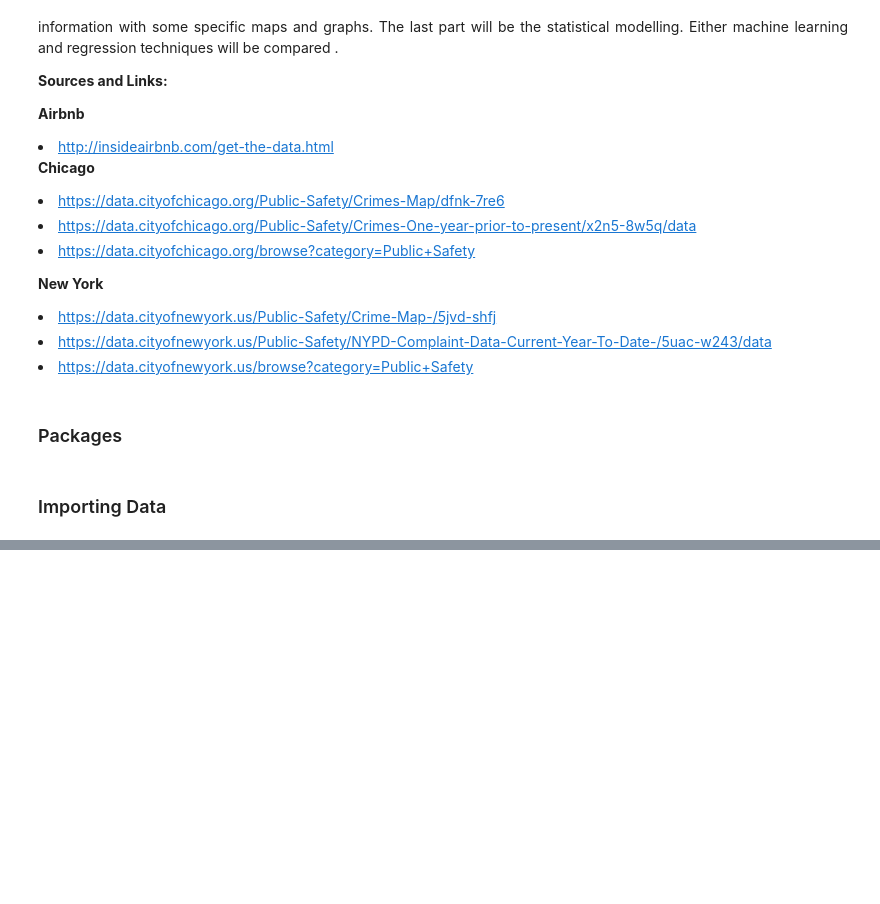
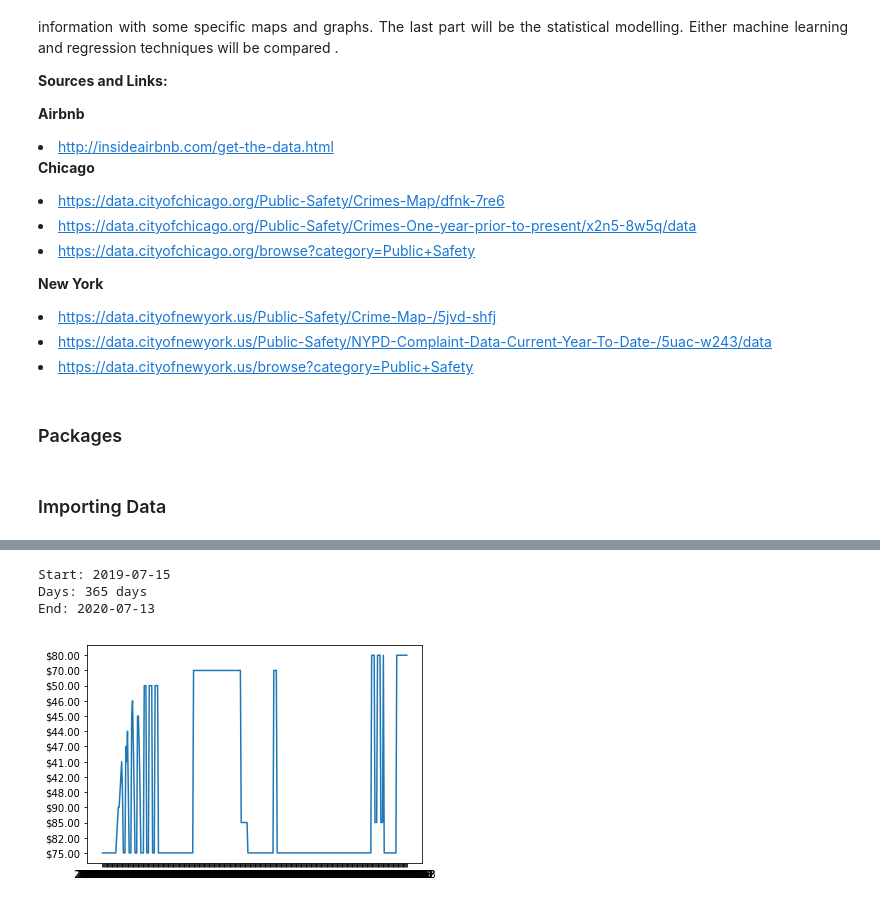
Before and after one commit to NovaisGabriel/DataScienceEMAp_AraujoNovais, a Jupyter notebook: DataScienceWork.ipynb, the cells around one changed output, grey strips where cells are left out. Drawn from its saved outputs; the diff is of its cells as text; code cells hidden in the pictures; blank space fills up the shorter version.

```diff
--- a/DataScienceWork.ipynb
+++ b/DataScienceWork.ipynb
@@ -76,0 +51,8 @@ airbnb_chicago.sort_values(['last_review'])
+# %%
+directory = "/home/novais/Desktop/Mestrado/FundamentosDS/Trabalho/dados/Chicago/calendar/"
+file = directory + 'calendar0.csv' #for all do *
+#calendar = pd.concat([pd.read_csv(f) for f in glob.glob(file)], ignore_index = True)
+calendar = pd.read_csv(file)
+calendar = calendar[['listing_id','date','available','price','adjusted_price']]
+calendar = calendar.rename(index=str, columns={"listing_id": "id"})
+calendar.head()
@@ -76,0 +66,3 @@ airbnb_chicago.sort_values(['last_review'])
+# %%
+airbnb_chicago = pd.merge(calendar, listings, on='id')
+airbnb_chicago.head()
@@ -76,0 +76,17 @@ airbnb_chicago.sort_values(['last_review'])
+# %%
+# Filtering only one id:
+is_2384 =  airbnb_chicago['id']==2384
+airbnb_chicago_2384 = airbnb_chicago[is_2384]
+print('Start: '+ str(airbnb_chicago_2384['date'].min()))
+print('Days: '+ str(airbnb_chicago_2384.shape[0])+' days ')
+print('End: '+ str(airbnb_chicago_2384['date'].max()))
+#Visualizing data:
+x = airbnb_chicago_2384['date']
+y = airbnb_chicago_2384['price']
+plt.plot(x,y)
+plt.show()
+# %% [output]
+Start: 2019-07-15
+Days: 365 days
+End: 2020-07-13
+[figure, added]
```
Also changed, not shown: parts of 10 cells of this notebook.
